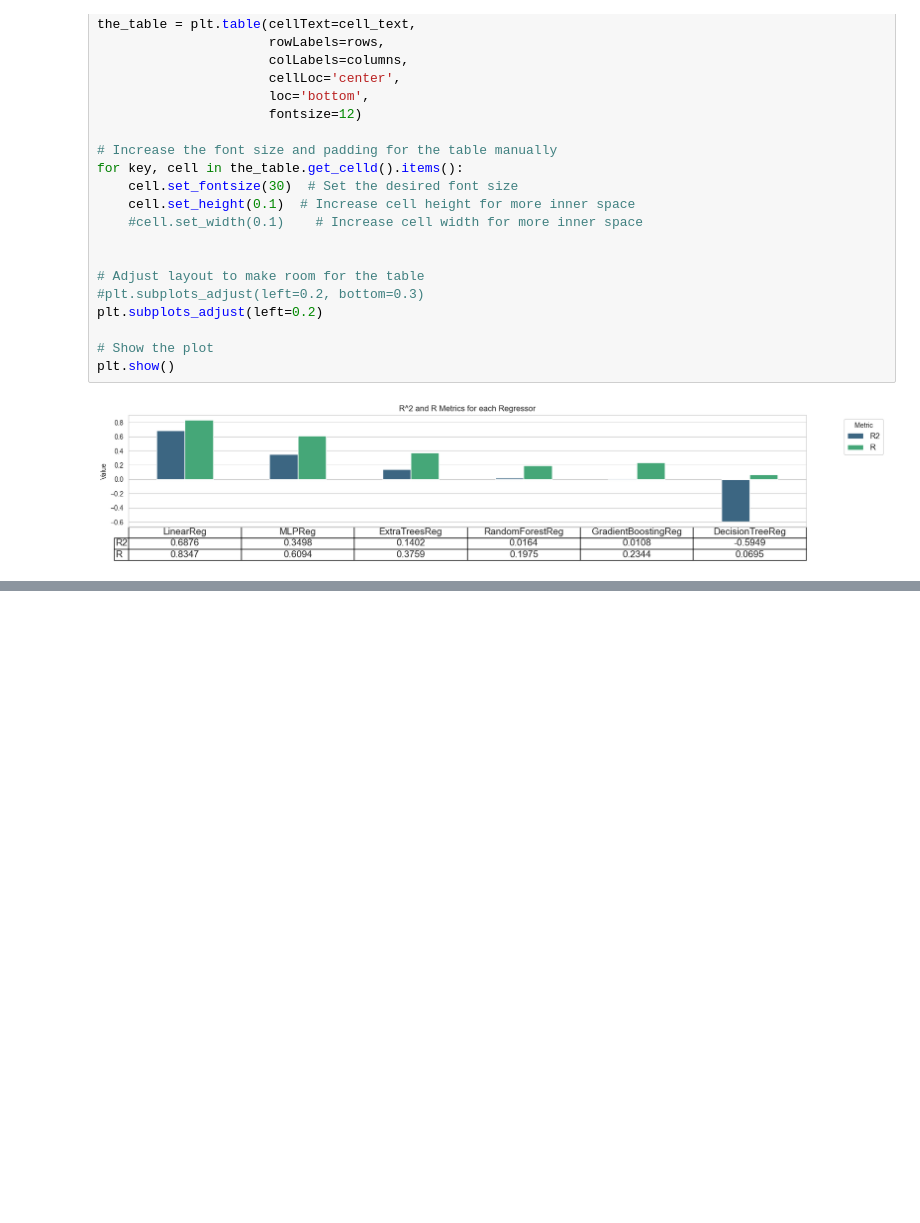
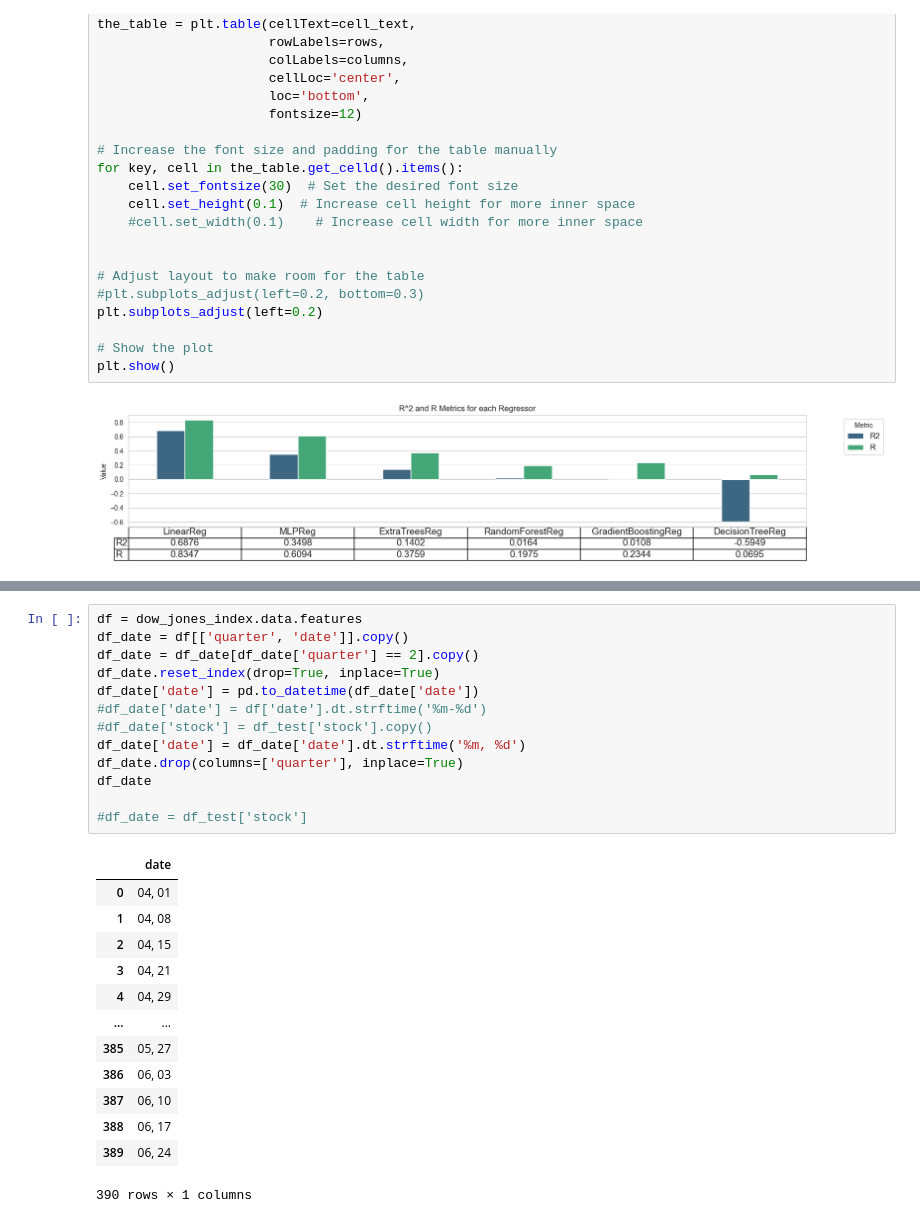
Before and after one commit to Edgar-La/Regression_models_Stock_Prices, a Jupyter notebook: implementing_regressions.ipynb, the cells around one changed output, grey strips where cells are left out. Drawn from its saved outputs; the diff is of its cells as text; blank space fills up the shorter version.

```diff
--- a/implementing_regressions.ipynb
+++ b/implementing_regressions.ipynb
@@ -477,0 +488,27 @@ plt.show()
+# %%
+df = dow_jones_index.data.features
+df_date = df[['quarter', 'date']].copy()
+df_date = df_date[df_date['quarter'] == 2].copy()
+df_date.reset_index(drop=True, inplace=True)
+df_date['date'] = pd.to_datetime(df_date['date'])
+#df_date['date'] = df['date'].dt.strftime('%m-%d')
+#df_date['stock'] = df_test['stock'].copy()
+df_date['date'] = df_date['date'].dt.strftime('%m, %d')
+df_date.drop(columns=['quarter'], inplace=True)
+df_date
+
+#df_date = df_test['stock']
+# %% [output]
+|  | date |
+| 0 | 04, 01 |
+| 1 | 04, 08 |
+| 2 | 04, 15 |
+| 3 | 04, 21 |
+| 4 | 04, 29 |
+| ... | ... |
+| 385 | 05, 27 |
+| 386 | 06, 03 |
+| 387 | 06, 10 |
+| 388 | 06, 17 |
+| 389 | 06, 24 |
+390 rows × 1 columns
```
Also changed, not shown: parts of 6 cells of this notebook.
